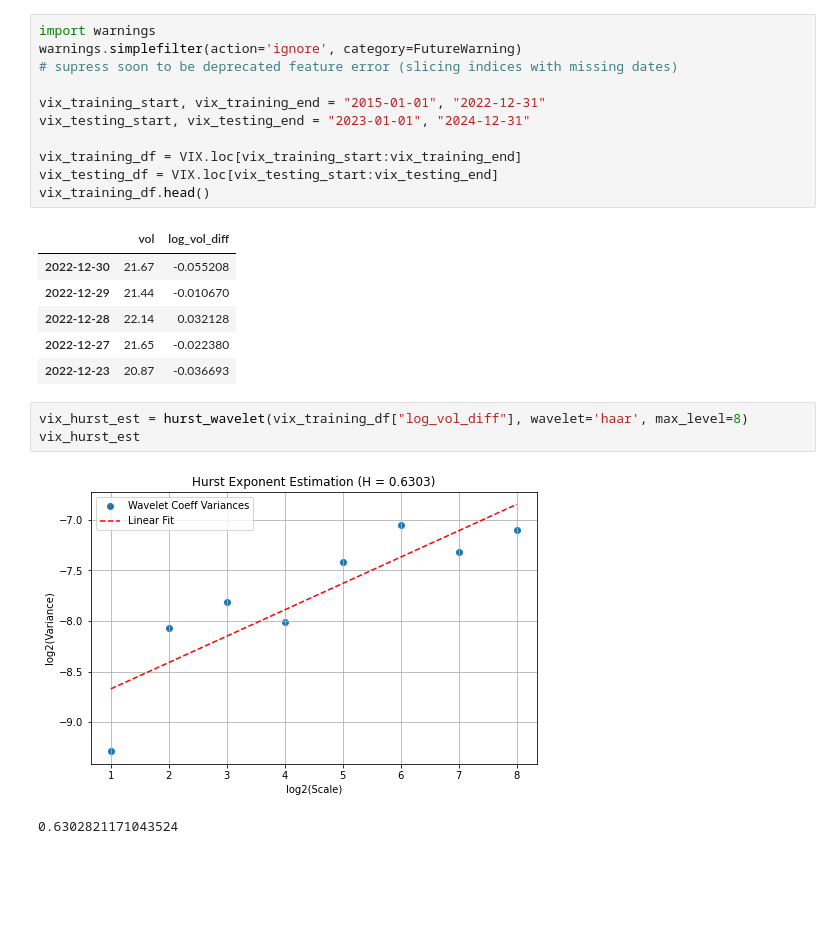
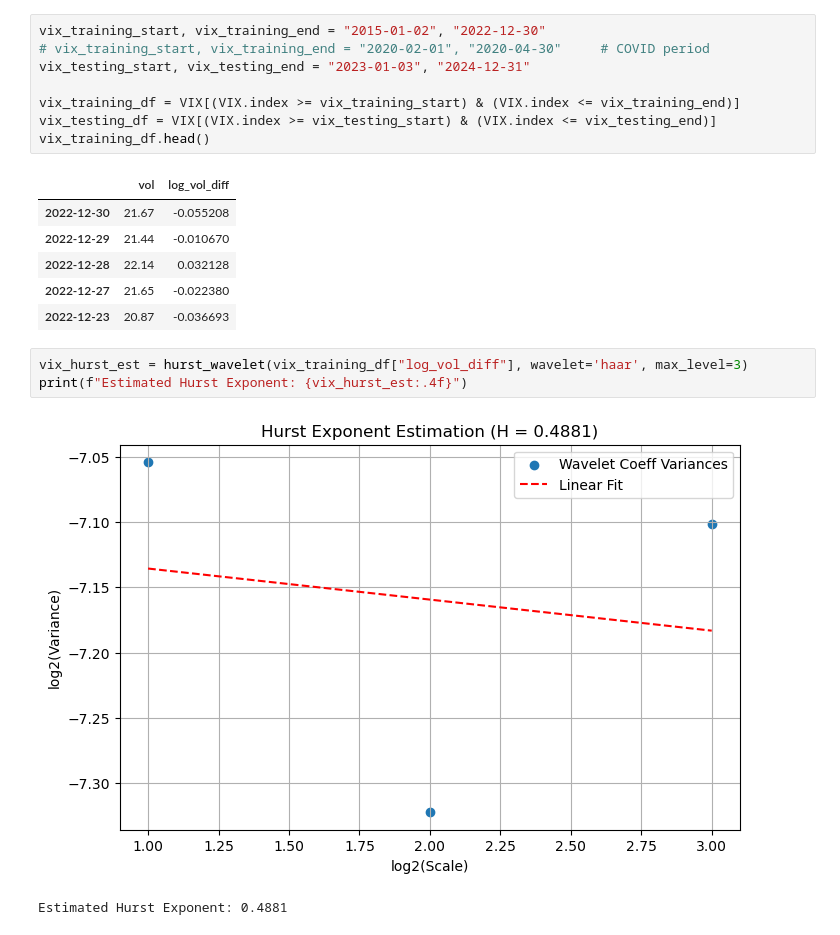
Before and after one commit to thatjosh/stats-practitioner-challenge, a Jupyter notebook: challenge/Code.ipynb, the cells around one changed output. Drawn from its saved outputs; the diff is of its cells as text; blank space fills up the shorter version.

```diff
--- a/challenge/Code.ipynb
+++ b/challenge/Code.ipynb
@@ -201,15 +279,12 @@ VIX.head()
 | 2024-12-24 | 14.27 | -0.031727 |
 | 2024-12-23 | 16.78 | 0.162028 |
 # %%
-import warnings
-warnings.simplefilter(action='ignore', category=FutureWarning)
-# supress soon to be deprecated feature error (slicing indices with missing dates)
+vix_training_start, vix_training_end = "2015-01-02", "2022-12-30"
+# vix_training_start, vix_training_end = "2020-02-01", "2020-04-30"     # COVID period
+vix_testing_start, vix_testing_end = "2023-01-03", "2024-12-31"
 
-vix_training_start, vix_training_end = "2015-01-01", "2022-12-31"
-vix_testing_start, vix_testing_end = "2023-01-01", "2024-12-31"
-
-vix_training_df = VIX.loc[vix_training_start:vix_training_end]
-vix_testing_df = VIX.loc[vix_testing_start:vix_testing_end]
+vix_training_df = VIX[(VIX.index >= vix_training_start) & (VIX.index <= vix_training_end)]
+vix_testing_df = VIX[(VIX.index >= vix_testing_start) & (VIX.index <= vix_testing_end)]
 vix_training_df.head()
 # %% [output]
 |  | vol | log_vol_diff |
@@ -219,9 +294,9 @@ vix_training_df.head()
 | 2022-12-27 | 21.65 | -0.022380 |
 | 2022-12-23 | 20.87 | -0.036693 |
 # %%
-vix_hurst_est = hurst_wavelet(vix_training_df["log_vol_diff"], wavelet='haar', max_level=8)
-vix_hurst_est
+vix_hurst_est = hurst_wavelet(vix_training_df["log_vol_diff"], wavelet='haar', max_level=3)
+print(f"Estimated Hurst Exponent: {vix_hurst_est:.4f}")
 # %% [output]
-[figure, old version]
+[figure, new version]
-0.6302821171043524
+Estimated Hurst Exponent: 0.4881
 # %%
```
Also changed, not shown: parts of 14 cells of this notebook.
